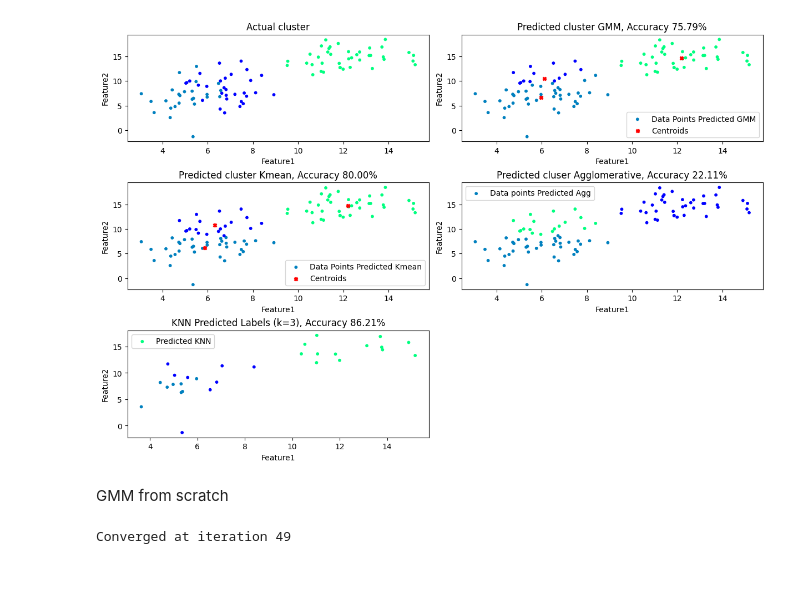
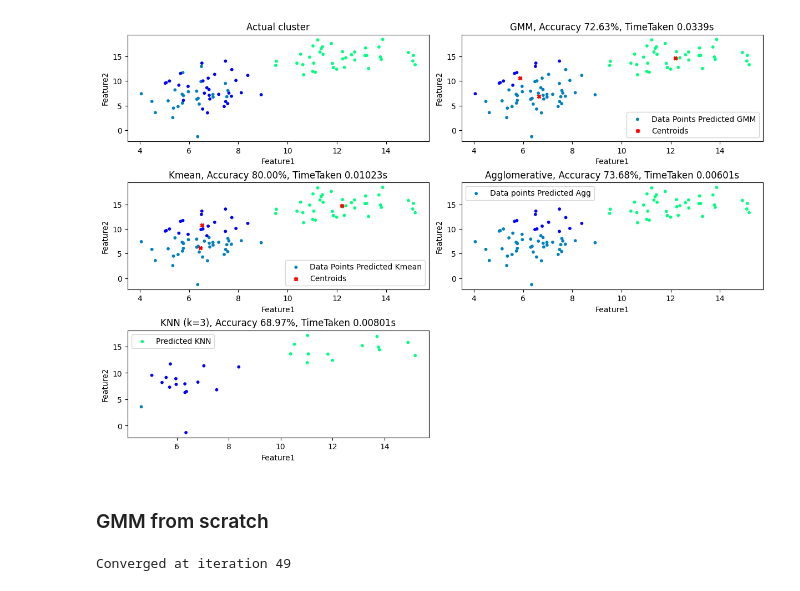
Before and after one commit to abhishekjangid/ai_ml, a Jupyter notebook: clustering_classification/clustering_techniques.ipynb, the cells around one changed output. Cells and saved outputs as stored; diff of their text form; code cells hidden in the pictures.

Commit message:
Aligned labels

```diff
--- a/clustering_classification/clustering_techniques.ipynb
+++ b/clustering_classification/clustering_techniques.ipynb
@@ -2,16 +9,28 @@
 import numpy as np
 import matplotlib.pyplot as plt
 import pandas as pd
+import time
+
 from sklearn.mixture import GaussianMixture
 from sklearn.cluster import KMeans
 from sklearn.cluster import AgglomerativeClustering
 from sklearn.neighbors import KNeighborsClassifier
 from sklearn.metrics import accuracy_score
 from sklearn.model_selection import train_test_split
+from sklearn.metrics import accuracy_score, confusion_matrix
+from scipy.optimize import linear_sum_assignment
+
+
+def align_labels(y_true, y_pred):
+    confusion = confusion_matrix(y_true, y_pred)
+    row_ind, col_ind = linear_sum_assignment(-confusion)
+    mapping = {old: new for old, new in zip(col_ind, row_ind)}
+    y_aligned = np.array([mapping[label] for label in y_pred])
+    return y_aligned
 
 
 mu1, sigma1 = [7, 9], [[1, -0.5], [-0.5, 10]]
-mu2, sigma2 = [5, 7], [[1, 0.5], [0.5, 10]]
+mu2, sigma2 = [6, 7], [[1, 0.5], [0.5, 10]]
 mu3, sigma3 = [12, 15], [[2, 0.8], [0.8, 4]]
 
 # Generate synthetic data
@@ -35,36 +54,48 @@ df = pd.DataFrame(combined_data, columns=['Feature1', 'Feature2', 'label_true'])
 X = df[['Feature1', 'Feature2']].astype(float)
 y_true = df['label_true'].values.astype(int)
 
+start_time = time.time()
 # Fit GMM
 gmm = GaussianMixture(n_components=3, random_state=42)
 gmm.fit(X)
-
 # Predict cluster labels
 y_predicted_gmm = gmm.predict(X)
-df['Predicted Label GMM'] = y_predicted_gmm
+gmm_time = time.time() - start_time
+
+y_predicted_aligned_gmm = align_labels(y_true, y_predicted_gmm)
+df['Predicted Label GMM'] = y_predicted_aligned_gmm
+
+start_time = time.time()
+kmeans = KMeans(n_clusters=3, random_state=42)
+y_predicted_kmeans = kmeans.fit_predict(X)
+kmeans_time = time.time() - start_time
+
+y_predicted_aligned_kmeans = align_labels(y_true, y_predicted_kmeans)
+df['Predicted Label KMeans'] = y_predicted_aligned_kmeans
 
 
-kmeans = KMeans(n_clusters=3, random_state=42)
-y_predicted_kmeans = kmeans.fit_predict(X)
-df['Predicted Label KMeans'] = y_predicted_kmeans
-
-
+start_time = time.time()
 agg_cluster = AgglomerativeClustering(n_clusters=3, linkage='ward')
 y_predicted_agg = agg_cluster.fit_predict(X)
-df['Predicted Label Agglomerative'] = y_predicted_agg
+agg_time = time.time() - start_time
+
+y_predicted_aligned_agg = align_labels(y_true, y_predicted_agg)
+df['Predicted Label Agglomerative'] = y_predicted_aligned_agg
 
 
 X_train, X_test, y_train, y_test = train_test_split(X, y_true, test_size=0.3, random_state=42)
 
+start_time = time.time()
 # Train the KNN Classifier
 knn = KNeighborsClassifier(n_neighbors=3)
 knn.fit(X_train, y_train)
 y_predicted_KNN = knn.predict(X_test)
+knn_time = time.time() - start_time
 
 
-accuracy_gmm = accuracy_score(y_true, y_predicted_gmm)
-accuracy_kmeans = accuracy_score(y_true, y_predicted_kmeans)
-accuracy_agg = accuracy_score(y_true, y_predicted_agg)
+accuracy_gmm = accuracy_score(y_true, y_predicted_aligned_gmm)
+accuracy_kmeans = accuracy_score(y_true, y_predicted_aligned_kmeans)
+accuracy_agg = accuracy_score(y_true, y_predicted_aligned_agg)
 accuracy_knn = accuracy_score(y_test, y_predicted_KNN)
 
 # Plot the results
@@ -78,45 +109,45 @@ axs[0,0].set_ylabel("Feature2")
 
 
 # Scatter plot for Predicted Labels
-axs[0,1].scatter(X['Feature1'].values, X['Feature2'].values, c=y_predicted_gmm, cmap='winter', s=10, label="Data Points Predicted GMM")
+axs[0,1].scatter(X['Feature1'].values, X['Feature2'].values, c=y_predicted_aligned_gmm, cmap='winter', s=10, label="Data Points Predicted GMM")
 
 # GMM cluster centers
 axs[0,1].scatter(gmm.means_[:, 0], gmm.means_[:, 1], c='red', s=20, marker='X', label="Centroids")
-axs[0,1].set_title(f"Predicted cluster GMM, Accuracy {accuracy_gmm * 100:.2f}%")
+axs[0,1].set_title(f"GMM, Accuracy {accuracy_gmm * 100:.2f}%, TimeTaken {gmm_time:.4f}s")
 axs[0,1].set_xlabel("Feature1")
 axs[0,1].set_ylabel("Feature2")
 axs[0,1].legend()
 
 # Scatter plot for Predicted Labels
-axs[1,0].scatter(X['Feature1'].values, X['Feature2'].values, c=y_predicted_kmeans, cmap='winter', s=10, label="Data Points Predicted Kmean")
+axs[1,0].scatter(X['Feature1'].values, X['Feature2'].values, c=y_predicted_aligned_kmeans, cmap='winter', s=10, label="Data Points Predicted Kmean")
 
 # GMM cluster centers
 axs[1,0].scatter(kmeans.cluster_centers_[:, 0], kmeans.cluster_centers_[:, 1], c='red', s=20, marker='X', label="Centroids")
-axs[1,0].set_title(f"Predicted cluster Kmean, Accuracy {accuracy_kmeans * 100:.2f}%")
+axs[1,0].set_title(f"Kmean, Accuracy {accuracy_kmeans * 100:.2f}%, TimeTaken {kmeans_time:.5f}s")
 axs[1,0].set_xlabel("Feature1")
 axs[1,0].set_ylabel("Feature2")
 axs[1,0].legend()
 
-axs[1,1].scatter(X['Feature1'].values, X['Feature2'].values, c=y_predicted_agg, cmap='winter', s=10, label='Data points Predicted Agg')
-axs[1,1].set_title(f"Predicted cluser Agglomerative, Accuracy {accuracy_agg * 100:.2f}%")
+axs[1,1].scatter(X['Feature1'].values, X['Feature2'].values, c=y_predicted_aligned_agg, cmap='winter', s=10, label='Data points Predicted Agg')
+axs[1,1].set_title(f"Agglomerative, Accuracy {accuracy_agg * 100:.2f}%, TimeTaken {agg_time:.5f}s")
 axs[1,1].set_xlabel("Feature1")
 axs[1,1].set_ylabel("Feature2")
 axs[1,1].legend()
 
 # Predicted labels
 axs[2,0].scatter(X_test['Feature1'].values, X_test['Feature2'].values, c=y_predicted_KNN, cmap='winter', s=10, label='Predicted KNN')
-axs[2,0].set_title(f"KNN Predicted Labels (k={3}), Accuracy {accuracy_knn * 100:.2f}%")
+axs[2,0].set_title(f"KNN (k={3}), Accuracy {accuracy_knn * 100:.2f}%, TimeTaken {knn_time:.5f}s")
 axs[2,0].set_xlabel("Feature1")
 axs[2,0].set_ylabel("Feature2")
 axs[2,0].legend()
 
 axs[2,1].set_axis_off()
 
 plt.show()
 # %% [output]
-[figure, old version]
+[figure, new version]
 # %% [markdown]
-GMM from scratch
+### GMM from scratch
 # %%
 import numpy as np
 import pandas as pd
```
Also changed, not shown: parts of 4 cells of this notebook.
